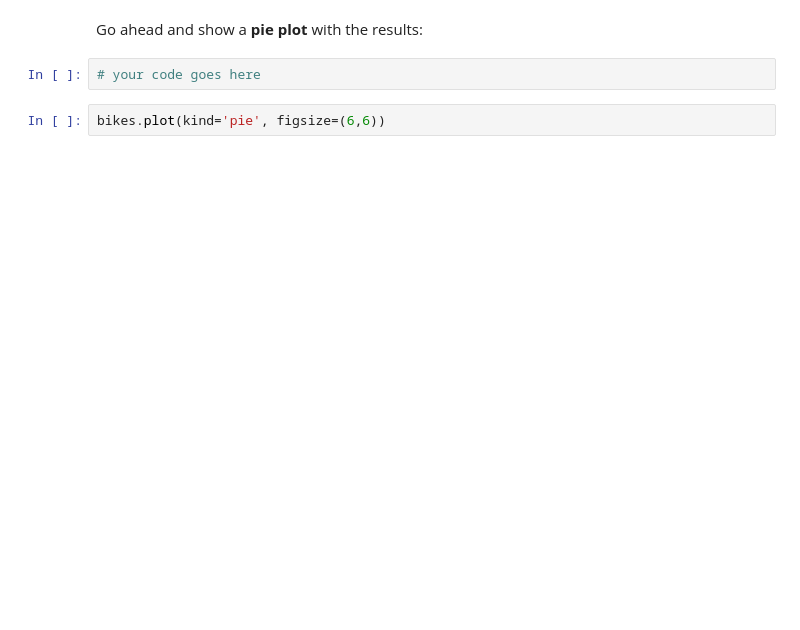
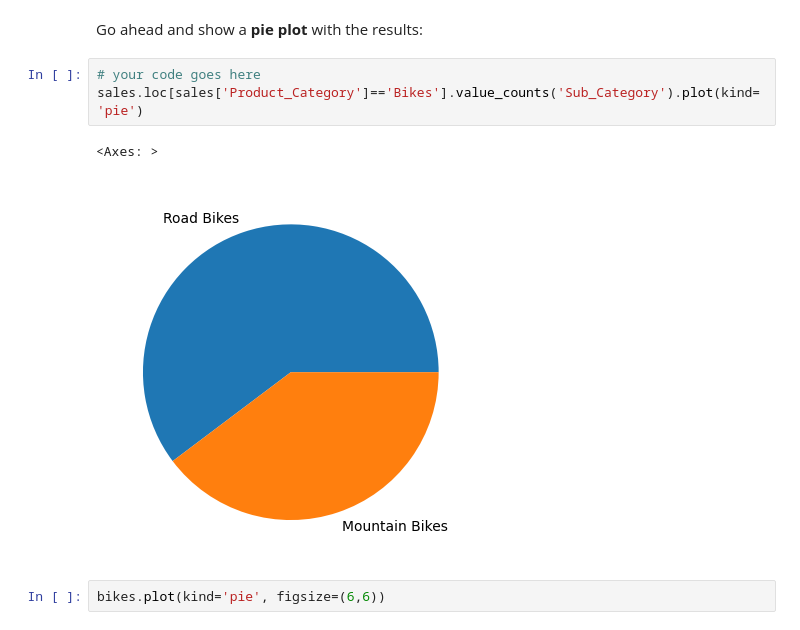
Before and after one commit to tgl-tania/FreeCodeCamp-Pandas-Real-Life-Example, a Jupyter notebook: Exercises_1.ipynb, the cells around one changed output. Drawn from its saved outputs; the diff is of its cells as text; blank space fills up the shorter version.

```diff
--- a/Exercises_1.ipynb
+++ b/Exercises_1.ipynb
@@ -434,6 +535,10 @@ bikes
 Go ahead and show a <b>pie plot</b> with the results:
 # %%
 # your code goes here
+sales.loc[sales['Product_Category']=='Bikes'].value_counts('Sub_Category').plot(kind='pie')
+# %% [output]
+<Axes: >
+[figure, added]
 # %%
 bikes.plot(kind='pie', figsize=(6,6))
 # %% [markdown]
```
Also changed, not shown: parts of 34 cells of this notebook.
